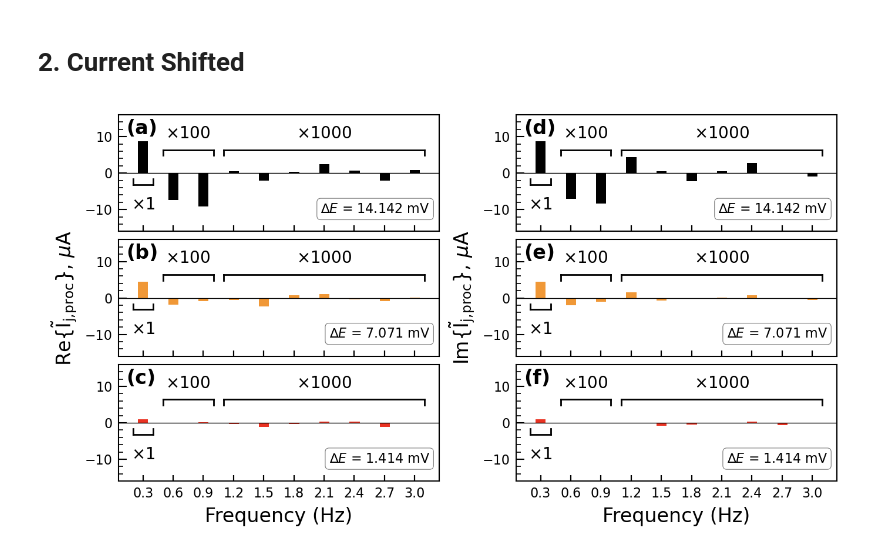
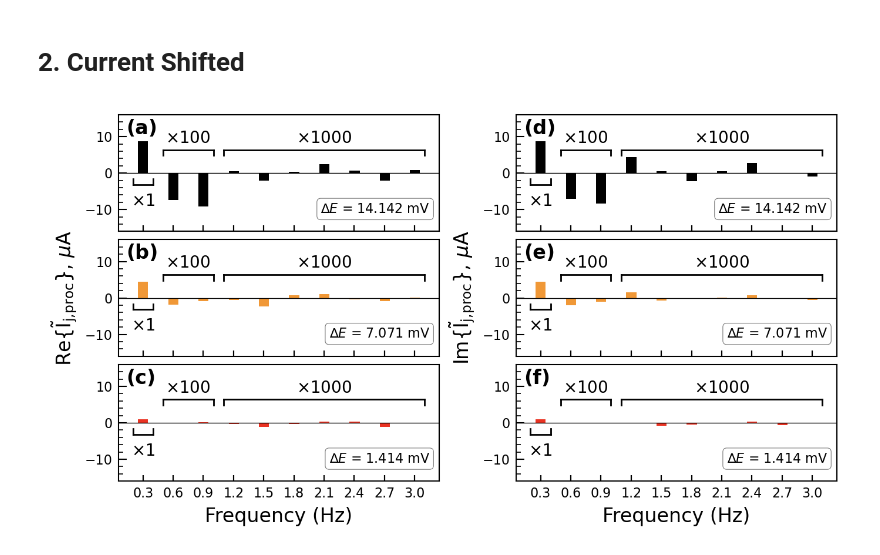
Before and after one commit to lauren8040/NLEIS-Ferri-Ferrocyanide-Modelling, a Jupyter notebook: jupyter/Figures/Signal Analysis/Signal_Analysis_Plot.ipynb, the cells around one changed output. Drawn from its saved outputs; the diff is of its cells as text; code cells hidden in the pictures.

```diff
--- a/jupyter/Figures/Signal Analysis/Signal_Analysis_Plot.ipynb
+++ b/jupyter/Figures/Signal Analysis/Signal_Analysis_Plot.ipynb
@@ -343,34 +343,34 @@ for i in range(3):
 
         # Brackets and scaling
         overhang = 0.05
         x1_start, x1_end = 0.15 + overhang, 0.45 - overhang
         x2_start, x2_end = 0.45 + overhang, 1.05 - overhang
         x3_start, x3_end = 1.05 + overhang, 3.15 - overhang
         x1_mid = (x1_start + x1_end) / 2
         x2_mid = (x2_start + x2_end) / 2
         x3_mid = (x3_start + x3_end) / 2
         add_bracket(ax, x1_start, x1_end, 0.4, -0.05)
         add_bracket(ax, x2_start, x2_end, 0.7, 0.05)
         add_bracket(ax, x3_start, x3_end, 0.7, 0.05)
-        ax.text(x1_mid, 0.3, r'$\times 1$', transform=ax.get_xaxis_transform(),
+        ax.text(x1_mid, 0.33, r'$\times 1$', transform=ax.get_xaxis_transform(),
                 fontsize=mult_fontsize, verticalalignment='top', horizontalalignment='center')
-        ax.text(x2_mid, 0.91, rf'$\times {mult}$', transform=ax.get_xaxis_transform(),
+        ax.text(x2_mid, 0.87, rf'$\times {mult}$', transform=ax.get_xaxis_transform(),
                 fontsize=mult_fontsize, verticalalignment='top', horizontalalignment='center')
-        ax.text(x3_mid, 0.91, rf'$\times {mult2}$', transform=ax.get_xaxis_transform(),
+        ax.text(x3_mid, 0.87, rf'$\times {mult2}$', transform=ax.get_xaxis_transform(),
                 fontsize=mult_fontsize, verticalalignment='top', horizontalalignment='center')
 
         count += 1
 
 # X-axis label and ticks for bottom row
 axs[2, 0].set_xlabel('Frequency (Hz)', fontsize=fontsize)
 axs[2, 1].set_xlabel('Frequency (Hz)', fontsize=fontsize)
 xticks = [0.3, 0.6, 0.9, 1.2, 1.5, 1.8, 2.1, 2.4, 2.7, 3.0]
 axs[2, 0].set_xticks(xticks)
 axs[2, 1].set_xticks(xticks)
 
 #Show/Save Figure
 plt.tight_layout(h_pad = 0.5,w_pad=0.5)
 plt.savefig("Figure2_Processed_Current_Signal_Analysis.pdf", bbox_inches='tight', pad_inches=0.01)
 plt.show()
 # %% [output]
-[figure, old version]
+[figure, new version]
```
Also changed, not shown: 16 other files.
